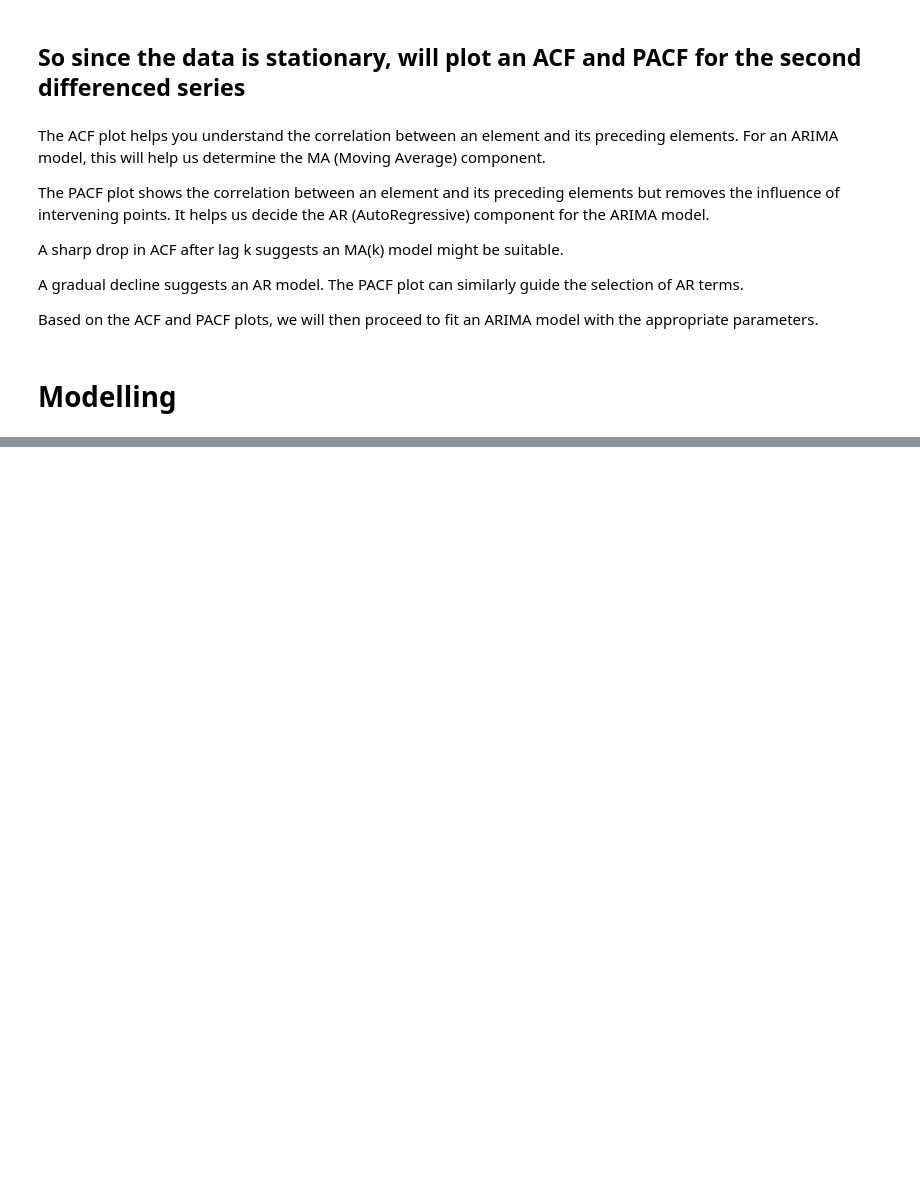
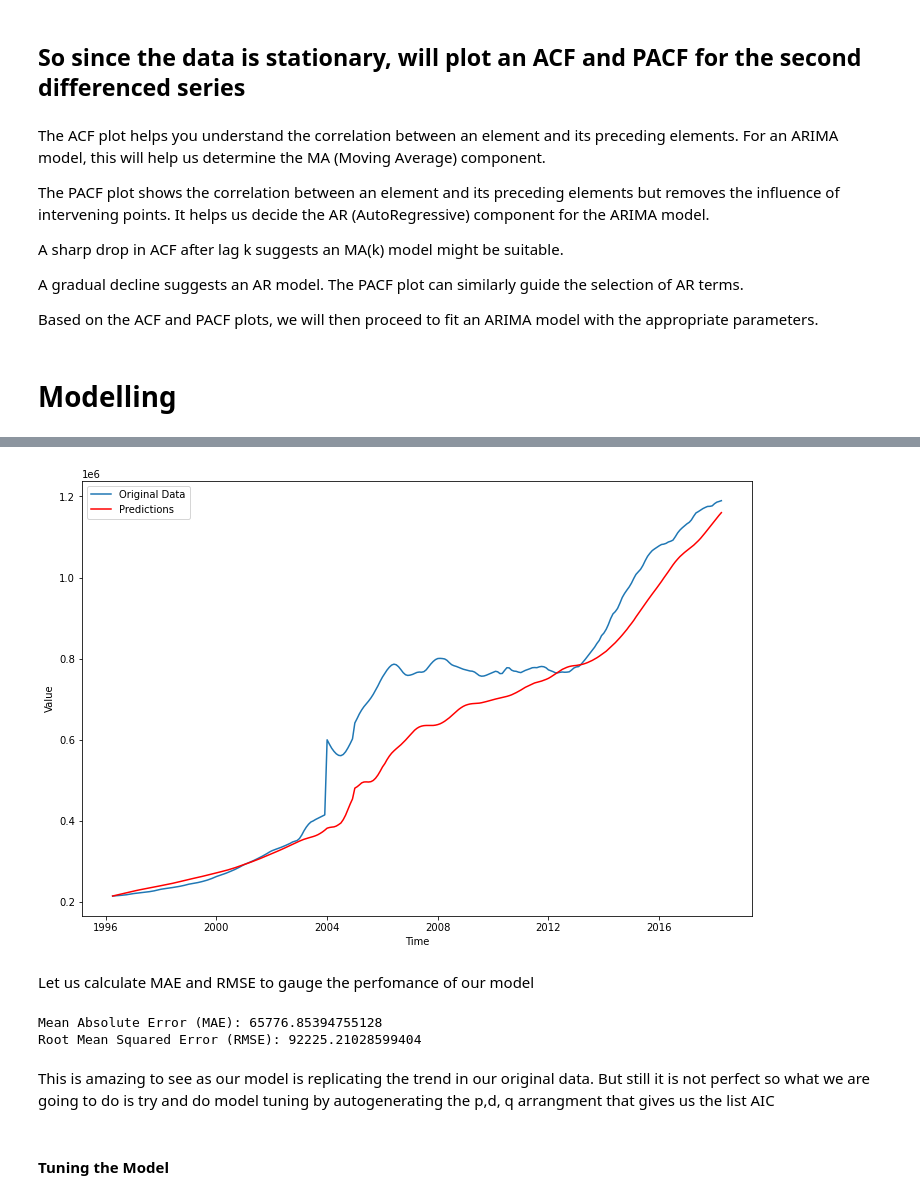
Before and after one commit to Sandrakiptumm/phase-4-group-3-project, a Jupyter notebook: index.ipynb, the cells around one changed output, grey strips where cells are left out. Drawn from its saved outputs; the diff is of its cells as text; code cells hidden in the pictures; blank space fills up the shorter version.

```diff
--- a/index.ipynb
+++ b/index.ipynb
@@ -856,0 +958,4 @@ Based on the ACF and PACF plots, we will then proceed to fit an ARIMA model with
+# %%
+#checking the fitted values from the model
+model_pred = pd.Series(model_fit.fittedvalues, copy=True)
+print(model_pred.head())
@@ -856,0 +972,4 @@ Based on the ACF and PACF plots, we will then proceed to fit an ARIMA model with
+# %%
+#Riversing the differencing method applied by doing cummulative sum on the fitted values
+model_pred_sum = model_pred.cumsum()
+print(model_pred_sum.head())
@@ -856,0 +984,5 @@ Based on the ACF and PACF plots, we will then proceed to fit an ARIMA model with
+# %%
+#reconstracting a log scale by doing adding results from cummulative sum to the original log series
+log_pred = pd.Series(nyc_log.iloc[0], index=nyc_log.index)
+log_pred = log_pred.add(model_pred_sum, fill_value=0)
+log_pred.head()
@@ -856,0 +997,36 @@ Based on the ACF and PACF plots, we will then proceed to fit an ARIMA model with
+# %%
+# Reverse the log transformation to get predictions on the original scale
+model_predictions = np.exp(log_pred)
+print(model_predictions.head())
+
+plt.figure(figsize=(12,8))
+model_predictions = np.exp(log_pred)
+plt.plot(nyc, label='Original Data')
+plt.plot(model_predictions, color='red', label='Predictions')
+plt.xlabel('Time')
+plt.ylabel('Value')
+plt.legend()
+plt.show()
+# %% [output]
+[figure, added]
+# %% [markdown]
+Let us calculate MAE and RMSE to gauge the perfomance of our model
+# %%
+from sklearn.metrics import mean_absolute_error, mean_squared_error
+# Align predictions with the original data period
+original_data = nyc.index
+predictions_test = model_predictions[original_data]
+
+# Calculate MAE and RMSE
+mae = mean_absolute_error(nyc['value'], predictions_test)
+rmse = np.sqrt(mean_squared_error(nyc['value'], predictions_test))
+
+print(f"Mean Absolute Error (MAE): {mae}")
+print(f"Root Mean Squared Error (RMSE): {rmse}")
+# %% [output]
+Mean Absolute Error (MAE): 65776.85394755128
+Root Mean Squared Error (RMSE): 92225.21028599404
+# %% [markdown]
+This is amazing to see as our model is replicating the trend in our original data. But still it is not perfect so what we are going to do is try and do model tuning by autogenerating the p,d, q arrangment that gives us the list AIC
+# %% [markdown]
+#### Tuning the Model
```
Also changed, not shown: parts of 19 cells of this notebook.
